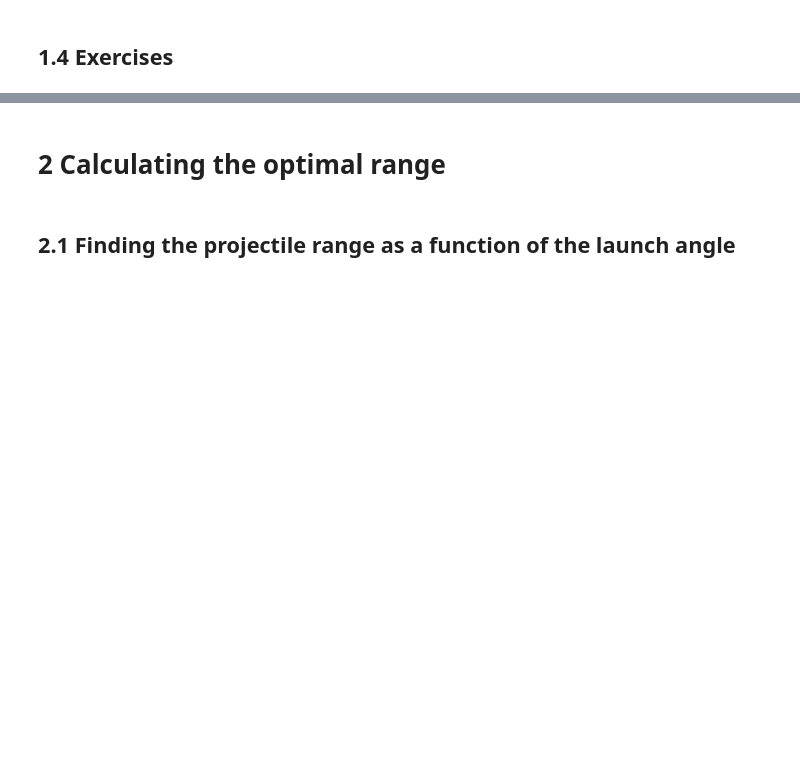
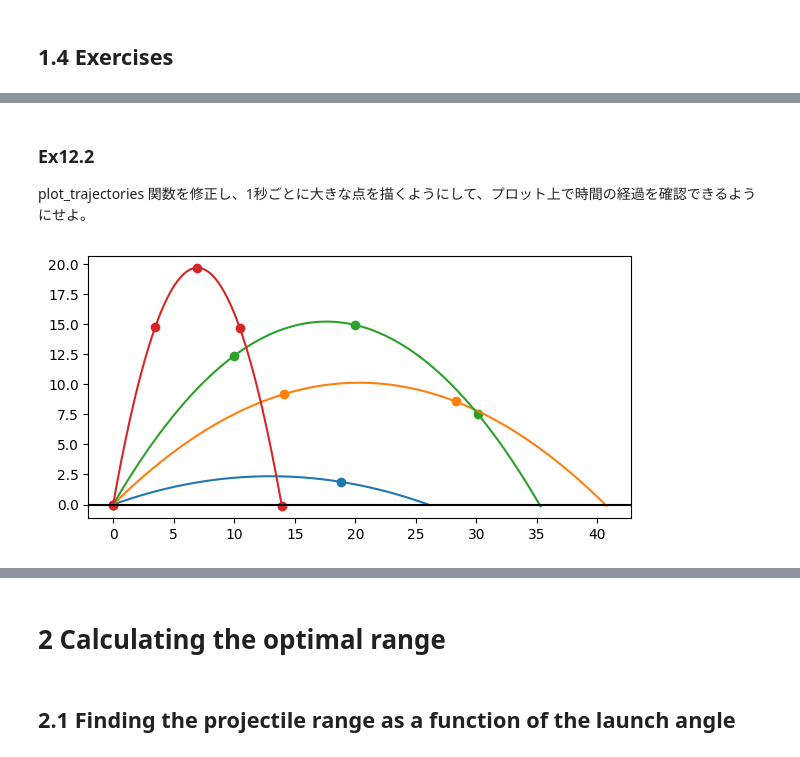
Before and after one commit to kjmatsuda/Math-for-Programmers, a Jupyter notebook: Chapter_12/ex12.ipynb, the cells around one changed output, grey strips where cells are left out. Saved outputs shown, nothing was run; the diff lists cells and outputs as text; code cells hidden in the pictures; blank space fills up the shorter version.

```diff
--- a/Chapter_12/ex12.ipynb
+++ b/Chapter_12/ex12.ipynb
@@ -78,0 +89,15 @@ plt.scatter(angles,landing_positions)
+# %% [markdown]
+### Ex12.2
+plot_trajectories 関数を修正し、1秒ごとに大きな点を描くようにして、プロット上で時間の経過を確認できるようにせよ。
+# %%
+# サンプルコードでは元々、そのようになっていた。
+# ここでは呼び出し部分を写経する
+plot_trajectories(
+    trajectory(20),
+    trajectory(45),
+    trajectory(60),
+    trajectory(80),
+    show_seconds=True
+)
+# %% [output]
+[figure, added]
```
Also changed, not shown: parts of 11 cells of this notebook.
